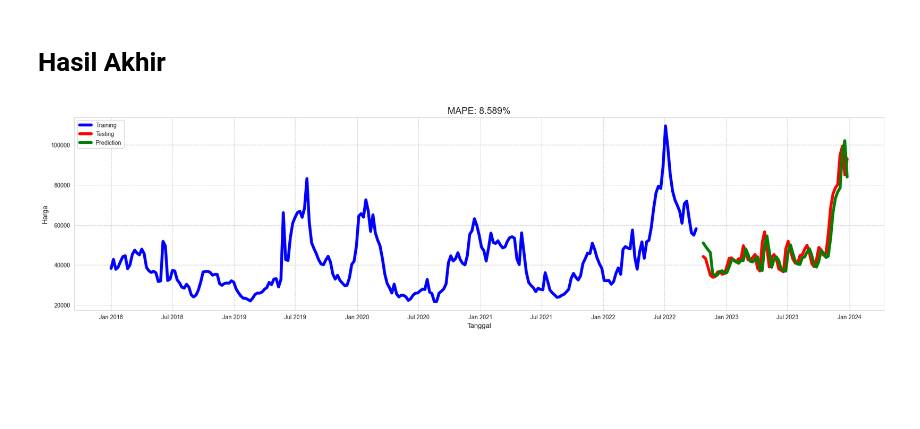
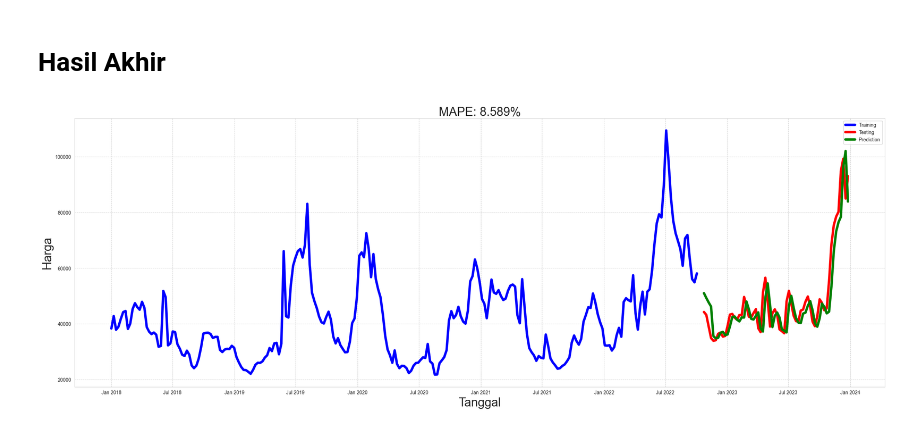
Before and after one commit to ihsanmi21/3.7-Tahun-Cabai-Merah-Skripsi, a Jupyter notebook: modelling/Model 1 Faktor Univariate Forecasting.ipynb, the cells around one changed output. Saved outputs shown, nothing was run; the diff lists cells and outputs as text; code cells hidden in the pictures; blank space fills up the shorter version.

```diff
--- a/modelling/Model 1 Faktor Univariate Forecasting.ipynb
+++ b/modelling/Model 1 Faktor Univariate Forecasting.ipynb
@@ -346,24 +346,24 @@ df.index = pd.to_datetime(df.index)
 # %%
 import matplotlib.pyplot as plt
 from sklearn.metrics import mean_absolute_percentage_error
 from matplotlib.dates import MonthLocator, DateFormatter
 mape = mean_absolute_percentage_error(testY, predictions)*100
 
-plt.figure(figsize=(25, 6))
+plt.figure(figsize=(30, 10))
 plt.plot(df.index[:len(trainY)], trainY, label='Training', marker='', color='blue', linestyle='-', linewidth=5)
 plt.plot(df.index[-len(testY):], testY, label='Testing', marker='', color='red', linestyle='-', linewidth=5)
 plt.plot(df.index[-len(predictions):], predictions, label='Prediction', marker='', color='green', linestyle='-', linewidth=5)
-plt.title(f'MAPE: {mape:.3f}%', fontsize=16)
-plt.xlabel('Tanggal', fontsize=12)
-plt.ylabel('Harga', fontsize=12)
+plt.title(f'MAPE: {mape:.3f}%', fontsize=25)
+plt.xlabel('Tanggal', fontsize=25)
+plt.ylabel('Harga', fontsize=25)
 plt.grid(True, linestyle='--', alpha=1)
 plt.legend()
 
 locator = MonthLocator(bymonth=[1, 7])
 formatter = DateFormatter('%b %Y')
 plt.gca().xaxis.set_major_locator(locator)
 plt.gca().xaxis.set_major_formatter(formatter)
 plt.xticks(rotation=0)
 plt.show()
 # %% [output]
-[figure, old version]
+[figure, new version]
```
Also changed, not shown: 15 other files.
